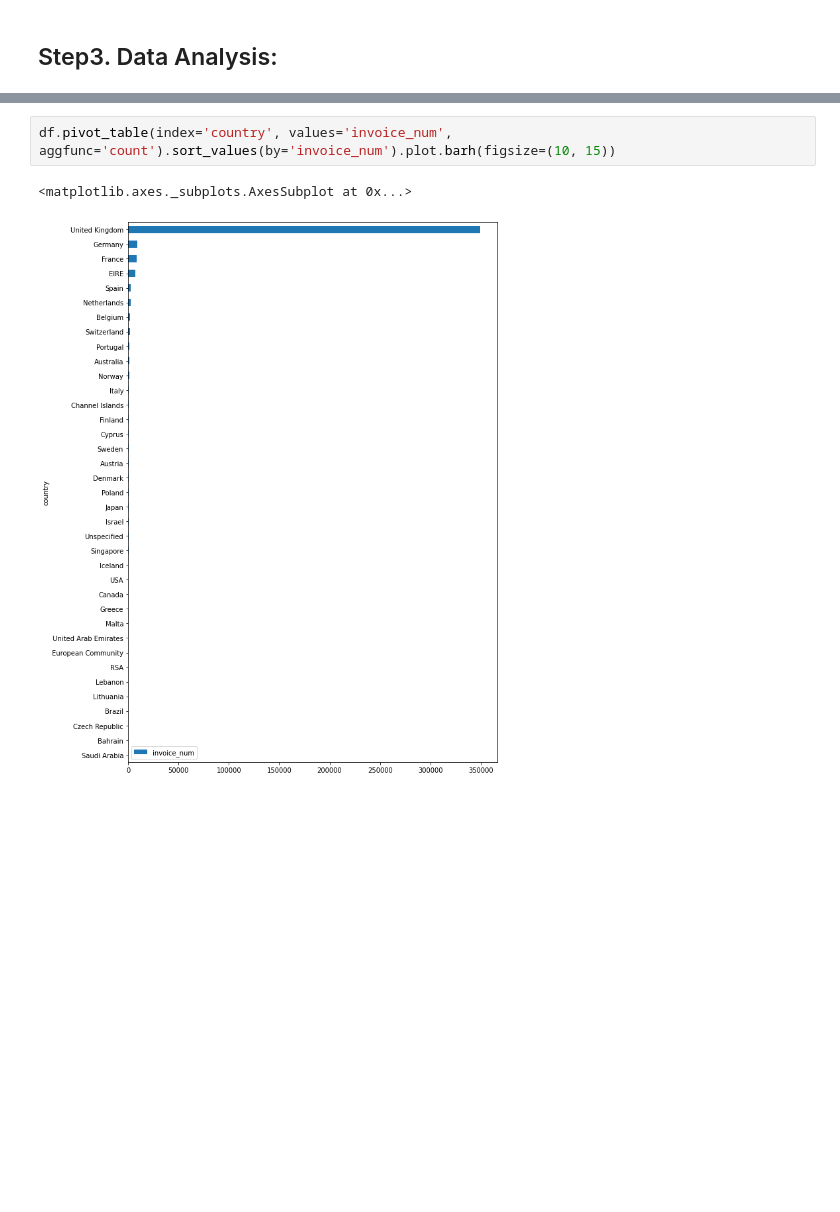
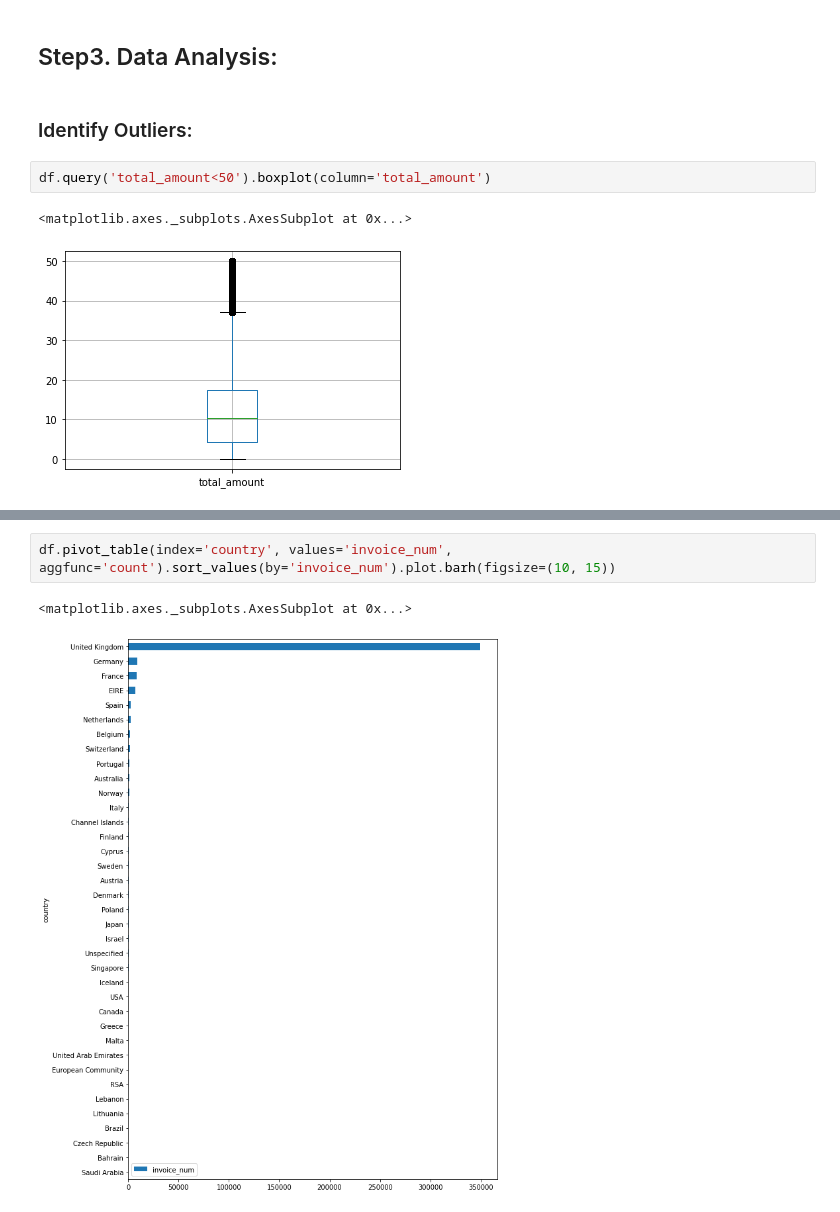
Before and after one commit to bhadreshpsavani/ExploringDataScience, a Jupyter notebook: Analyse_Ecommerece_Data.ipynb, the cells around one changed output, grey strips where cells are left out. Drawn from its saved outputs; the diff is of its cells as text; blank space fills up the shorter version.

```diff
--- a/Analyse_Ecommerece_Data.ipynb
+++ b/Analyse_Ecommerece_Data.ipynb
@@ -315,2 +318,9 @@ df.head()
 # %% [markdown]
 ## Step3. Data Analysis:
+# %% [markdown]
+### Identify Outliers:
+# %%
+df.query('total_amount<50').boxplot(column='total_amount')
+# %% [output]
+<matplotlib.axes._subplots.AxesSubplot at 0x...>
+[figure, added]
```
Also changed, not shown: parts of 42 cells of this notebook.
